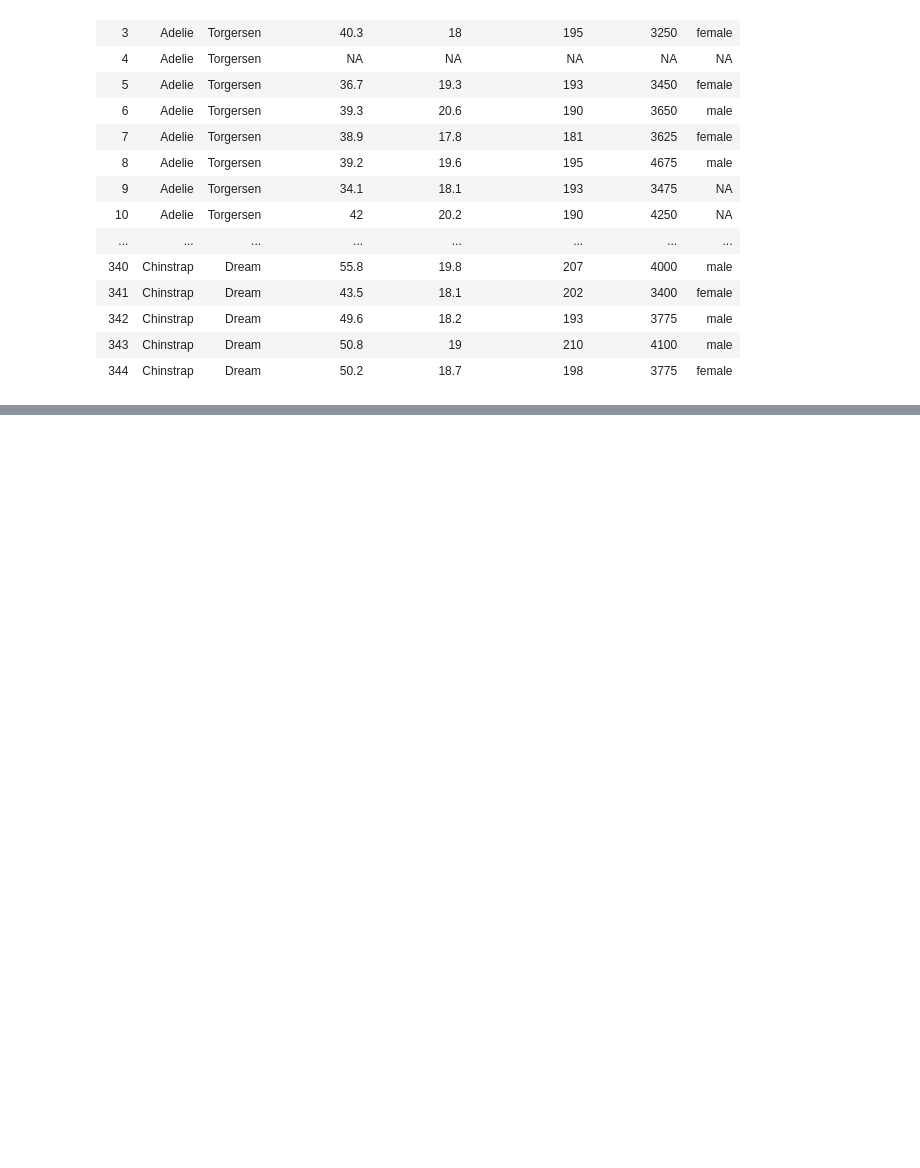
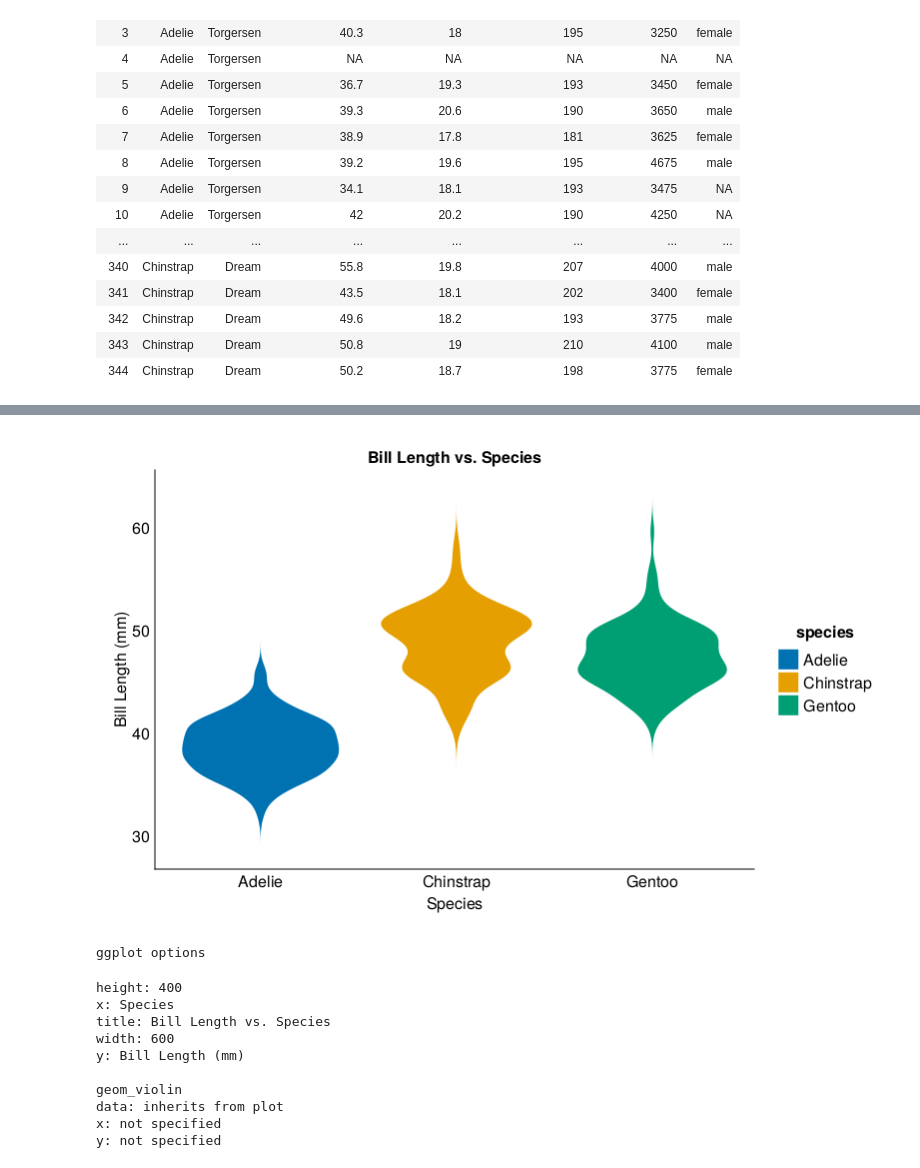
Before and after one commit to chlazaris/Julia_for_DS, a Jupyter notebook: Julia_Tidier.ipynb, the cells around one changed output, grey strips where cells are left out. Saved outputs shown, nothing was run; the diff lists cells and outputs as text; code cells hidden in the pictures; blank space fills up the shorter version.

```diff
--- a/Julia_Tidier.ipynb
+++ b/Julia_Tidier.ipynb
@@ -230,0 +348,23 @@ penguins = DataFrame(CSV.File("/Users/lazarch2/Documents/Julia_for_DS/penguins.c
+# %%
+# Load TidierPlots
+using TidierPlots
+
+ggplot(penguins_non_missing, aes(y = "bill_length_mm", x = "species", color = "species")) +
+    geom_violin() +
+    labs(x = "Species", y = "Bill Length (mm)",
+        title = "Bill Length vs. Species"
+        ) +
+    theme_minimal()
+# %% [output]
+[figure, added]
+ggplot options
+height: 400
+x: Species
+title: Bill Length vs. Species
+width: 600
+y: Bill Length (mm)
+
+geom_violin
+data: inherits from plot
+x: not specified
+y: not specified
```
Also changed, not shown: parts of 6 cells of this notebook.
